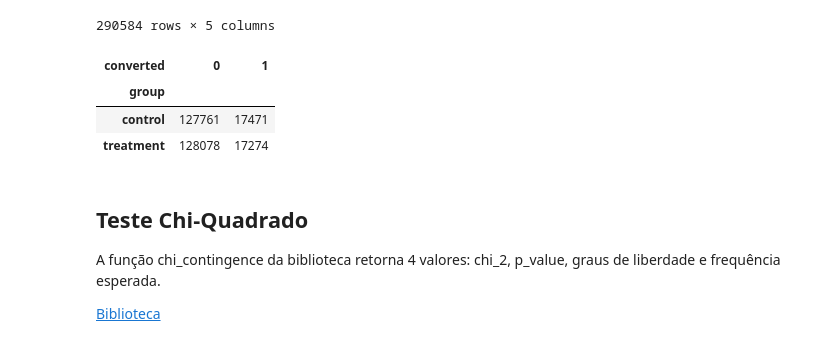
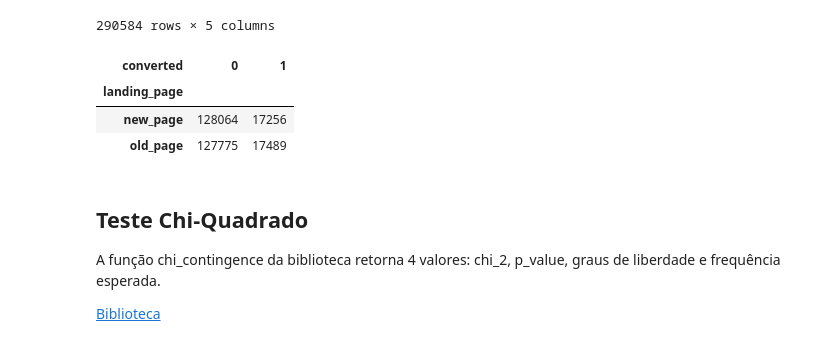
Before and after one commit to SamuelSousaFerreira/Teste-A-B-A-B-Testing-Split-Testing, a Jupyter notebook: teste-a-b-a-b-testing-split-testing.ipynb, the cells around one changed output. Cells and saved outputs as stored; diff of their text form; code cells hidden in the pictures.

```diff
--- a/teste-a-b-a-b-testing-split-testing.ipynb
+++ b/teste-a-b-a-b-testing-split-testing.ipynb
@@ -267,15 +268,17 @@ dados_1
 | 294477 | 715931 | 2017-01-16 12:40:24.467417 | treatment | new_page | 0 |
 290584 rows × 5 columns
 # %%
-tabela_chi = pd.crosstab(dados_1.group,
+tabela_chi = pd.crosstab(dados_1.landing_page,
                            dados.converted, normalize=False)
 
 tabela_chi
+
+#podemos usar tando a landing_page como o grupo já que eles estão relacionados ao grupo de controle e ao experimento.
 # %% [output]
 | converted | 0 | 1 |
-| group |  |  |
-| control | 127761 | 17471 |
-| treatment | 128078 | 17274 |
+| landing_page |  |  |
+| new_page | 128064 | 17256 |
+| old_page | 127775 | 17489 |
 # %% [markdown]
 ## Teste Chi-Quadrado
 
```
Also changed, not shown: parts of 9 cells of this notebook.
